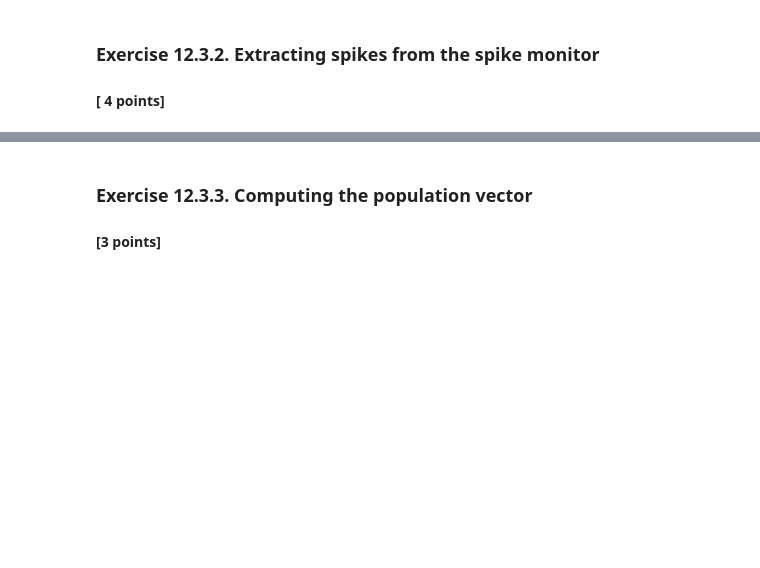
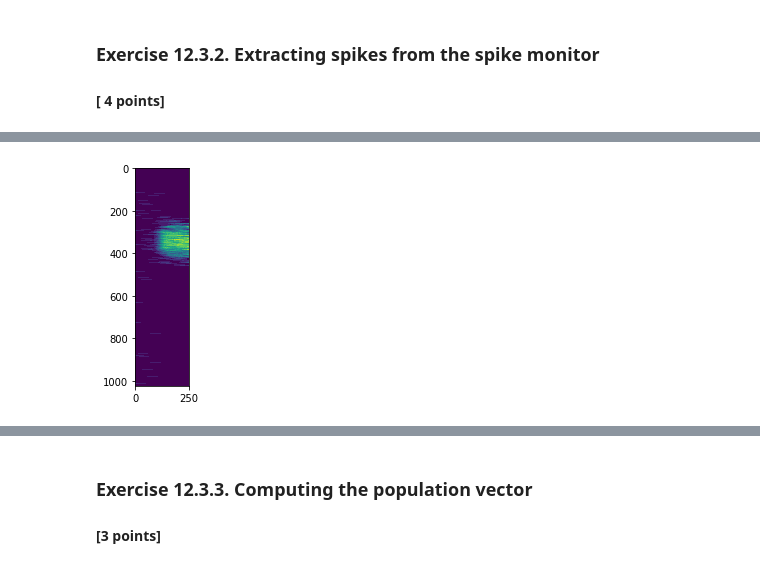
Before and after one commit to fedeflo2/Bestbio1, a Jupyter notebook: Ex12_firstName_lastName_000.ipynb, the cells around one changed output, grey strips where cells are left out. Cells and saved outputs as stored; diff of their text form; code cells hidden in the pictures; blank space fills up the shorter version.

```diff
--- a/Ex12_firstName_lastName_000.ipynb
+++ b/Ex12_firstName_lastName_000.ipynb
@@ -329,3 +329,18 @@ def get_spike_count(spike_monitor, spike_index_list, t_min, t_max):
 # %%
 np.random.seed(876)
 rate_monitor_excit, spike_monitor_excit, voltage_monitor_excit, idx_monitored_neurons_excit, rate_monitor_inhib, spike_monitor_inhib, voltage_monitor_inhib, idx_monitored_neurons_inhib, w_profile = wm_model.simulate_wm(stimulus_center_deg=120, stimulus_width_deg=30, stimulus_strength=.06 * b2.namp, t_stimulus_start=100 * b2.ms, t_stimulus_duration=200 * b2.ms, sim_time=500. * b2.ms)
+# %%
+def get_rate_neuron(spike_monitor,monitored_neurons, sim_time,step,time_window):
+    times = np.linspace(0,sim_time/b2.ms,(sim_time/step)+1)
+    print(times)
+    rate_array = np.zeros([len(times),len(monitored_neurons)])
+    print(rate_array.shape)
+    for i,t in enumerate(times):
+        t_min = np.max([0, t*b2.ms-time_window/2])
+        t_max = np.min([sim_time, t*b2.ms+time_window/2])
+        spike_counts = get_spike_count(spike_monitor,monitored_neurons,t_min*b2.second,t_max*b2.second)
+        rate_array[i,:] = spike_counts/(t_max-t_min)/b2.second
+
+    return rate_array.transpose()
+
+rate_matrix = get_rate_neuron(spike_monitor_excit,idx_monitored_neurons_excit,500.*b2.ms,2.*b2.ms,100.*b2.ms)
@@ -332,3 +365,9 @@ rate_monitor_excit, spike_monitor_excit, voltage_monitor_excit, idx_monitored_ne
+# %%
+import matplotlib.pyplot as plt
+plt.imshow(rate_matrix)
+plt.show()
+# %% [output]
+[figure, added]
 # %%
 import matplotlib.pyplot as plt
 
```
Also changed, not shown: parts of 13 cells of this notebook.
